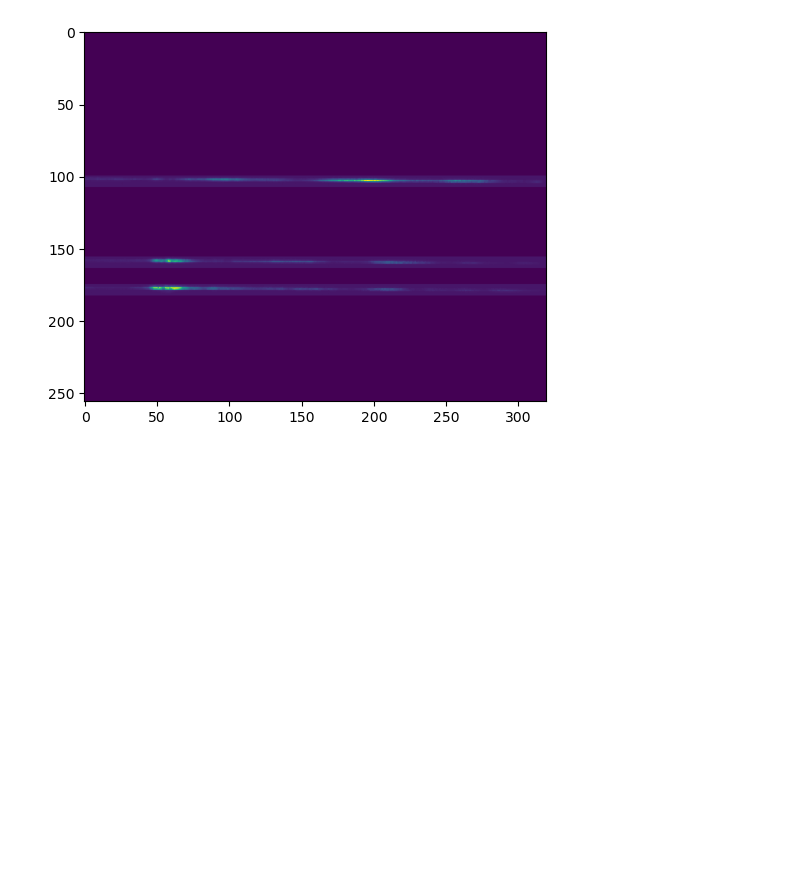
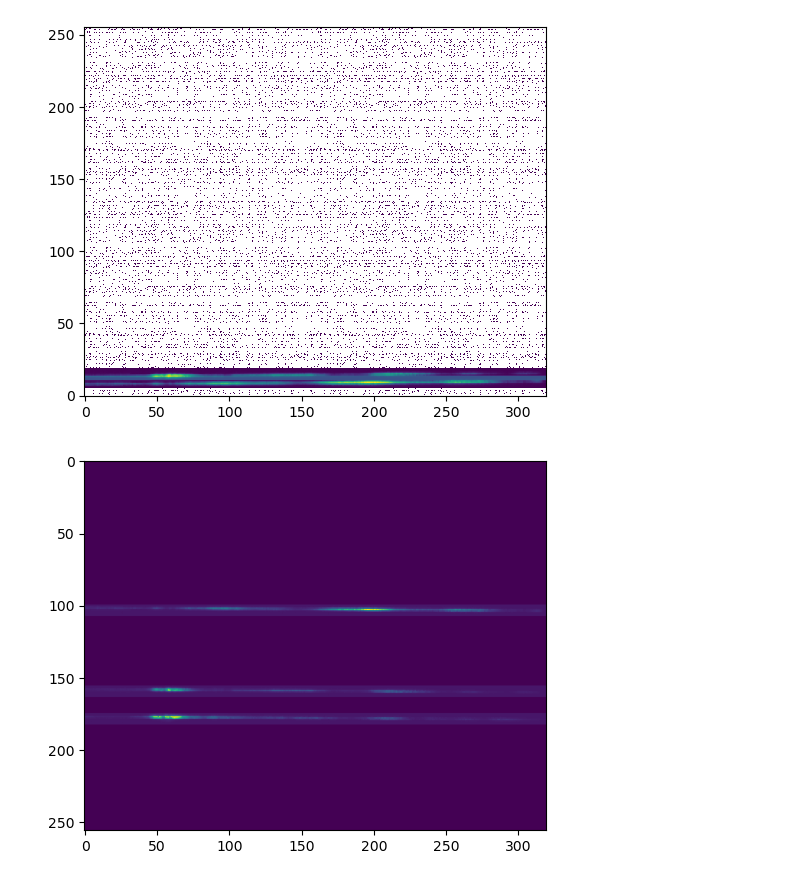
Before and after one commit to mwanakijiji/photonics_spectroscopy, a Jupyter notebook: notebooks_for_development/multi_profile_deconvolution.ipynb, the cells around one changed output. Saved outputs shown, nothing was run; the diff lists cells and outputs as text; code cells hidden in the pictures; blank space fills up the shorter version.

```diff
--- a/notebooks_for_development/multi_profile_deconvolution.ipynb
+++ b/notebooks_for_development/multi_profile_deconvolution.ipynb
@@ -47,3 +63,10 @@ test_data_123[y_center_3+4:,:] = 0
+# %%
+test = sim_close(y_first=10,y_second=15)
+# %%
+plt.imshow(test, origin='lower', norm='log')
+plt.show()
+# %% [output]
+[figure, added]
 # %%
 plt.imshow(test_data_123)
 plt.savefig('junk.png')
```
Also changed, not shown: parts of 10 cells of this notebook.
